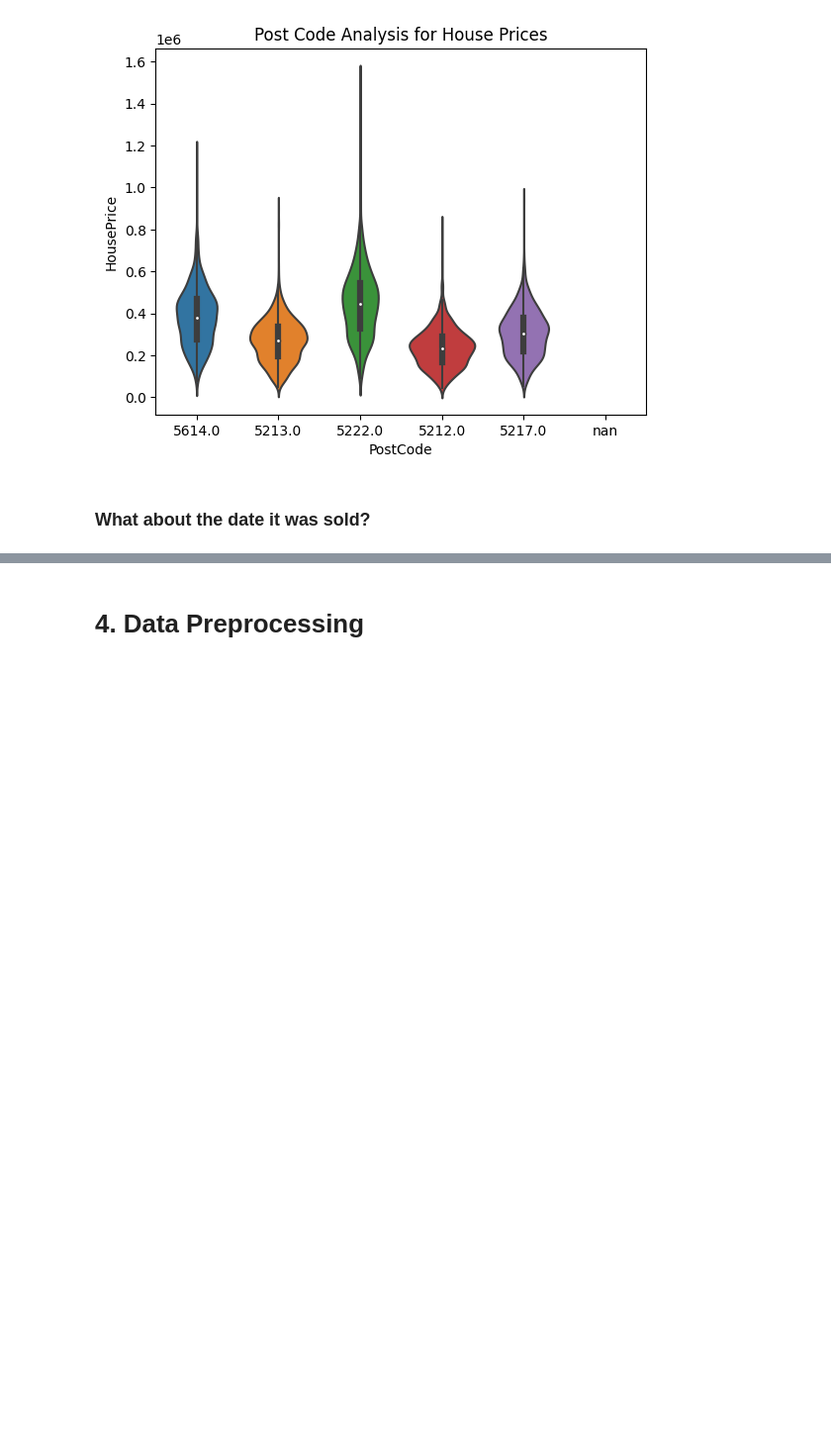
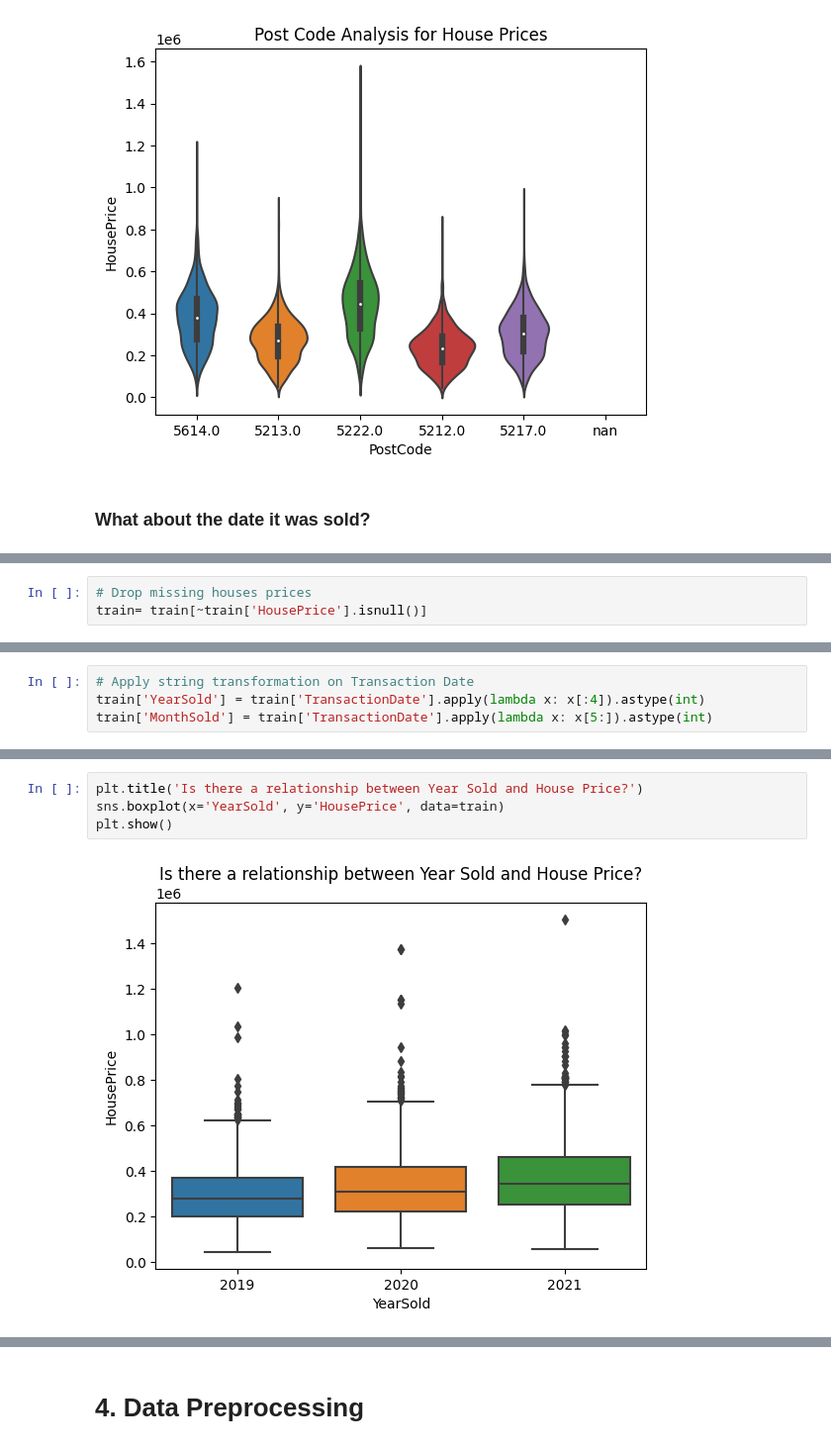
Before and after one commit to Nthies6624/HousePredictionAPI, a Jupyter notebook: Regression.ipynb, the cells around one changed output, grey strips where cells are left out. Shown at 99% size. Cells and saved outputs as stored; diff of their text form; blank space fills up the shorter version.

```diff
--- a/Regression.ipynb
+++ b/Regression.ipynb
@@ -377,0 +391,3 @@ plt.show()
+# %%
+# Drop missing houses prices
+train= train[~train['HousePrice'].isnull()]
@@ -377,0 +398,4 @@ plt.show()
+# %%
+# Apply string transformation on Transaction Date
+train['YearSold'] = train['TransactionDate'].apply(lambda x: x[:4]).astype(int)
+train['MonthSold'] = train['TransactionDate'].apply(lambda x: x[5:]).astype(int)
@@ -377,0 +425,6 @@ plt.show()
+# %%
+plt.title('Is there a relationship between Year Sold and House Price?')
+sns.boxplot(x='YearSold', y='HousePrice', data=train)
+plt.show()
+# %% [output]
+[figure, added]
```
Also changed, not shown: parts of 23 cells of this notebook.
